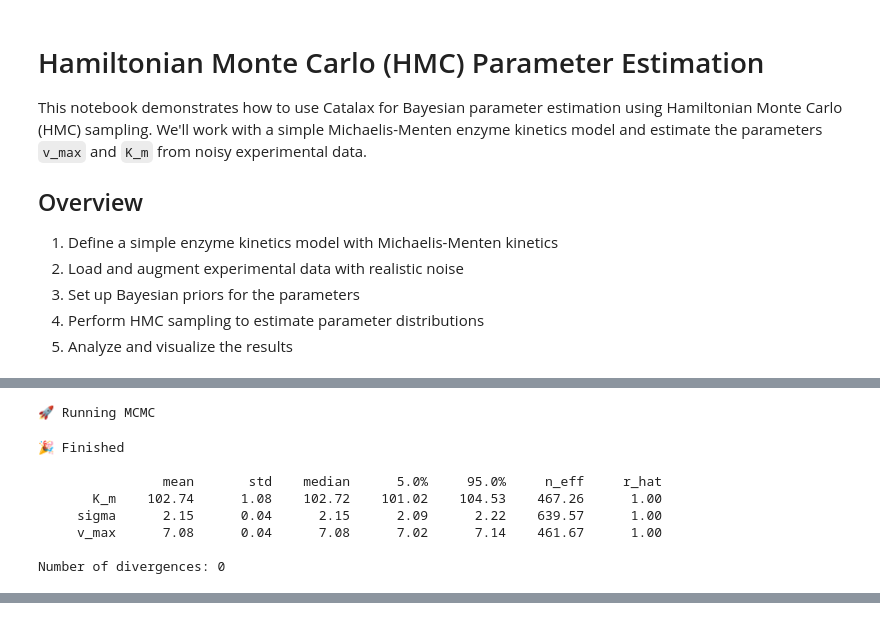
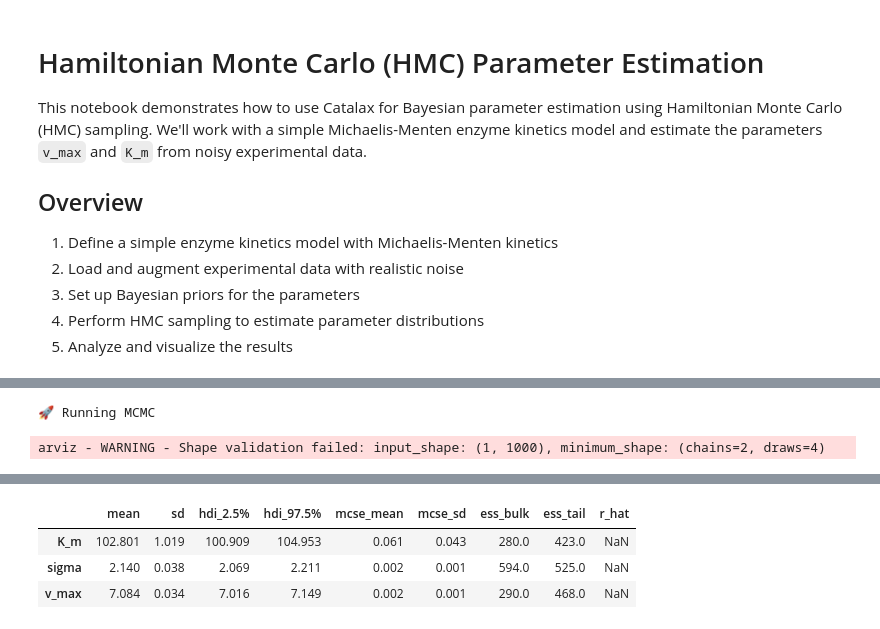
Before and after one commit to JR-1991/Catalax, a Jupyter notebook: examples/HMC.ipynb, the cells around one changed output, grey strips where cells are left out. Saved outputs shown, nothing was run; the diff lists cells and outputs as text; code cells hidden in the pictures.

```diff
--- a/examples/HMC.ipynb
+++ b/examples/HMC.ipynb
@@ -76,26 +82,21 @@ model.parameters.v_max.prior
 model.save("./models/", "menten_model_w_priors")
 # %%
 # Perform MCMC simulation
-config = cmc.MCMCConfig(
+hmc = cmc.HMC(
     num_warmup=1000,
     num_samples=1000,
     dt0=0.1,
     max_steps=64**4,
+    verbose=1,
 )
 
-mcmc, bayes_model = cmc.run_mcmc(
-    model=model,
-    dataset=dataset,
-    yerrs=2.0,
-    config=config,
-)
+results = hmc.run(model=model, dataset=dataset, yerrs=2.0)
+
+# Apply the median posterior to the model
+fitted_model = results.get_fitted_model()
+
+# Print the summary
+results.summary()
 # %% [output]
 🚀 Running MCMC
-🎉 Finished
-
-                mean       std    median      5.0%     95.0%     n_eff     r_hat
-       K_m    102.74      1.08    102.72    101.02    104.53    467.26      1.00
-     sigma      2.15      0.04      2.15      2.09      2.22    639.57      1.00
-     v_max      7.08      0.04      7.08      7.02      7.14    461.67      1.00
-
-Number of divergences: 0
+arviz - WARNING - Shape validation failed: input_shape: (1, 1000), minimum_shape: (chains=2, draws=4)
@@ -101,0 +104,4 @@ Number of divergences: 0
+|  | mean | sd | hdi_2.5% | hdi_97.5% | mcse_mean | mcse_sd | ess_bulk | ess_tail | r_hat |
+| K_m | 102.801 | 1.019 | 100.909 | 104.953 | 0.061 | 0.043 | 280.0 | 423.0 | NaN |
+| sigma | 2.140 | 0.038 | 2.069 | 2.211 | 0.002 | 0.001 | 594.0 | 525.0 | NaN |
+| v_max | 7.084 | 0.034 | 7.016 | 7.149 | 0.002 | 0.001 | 290.0 | 468.0 | NaN |
```
Also changed, not shown: parts of 12 cells of this notebook, 7 other files.
